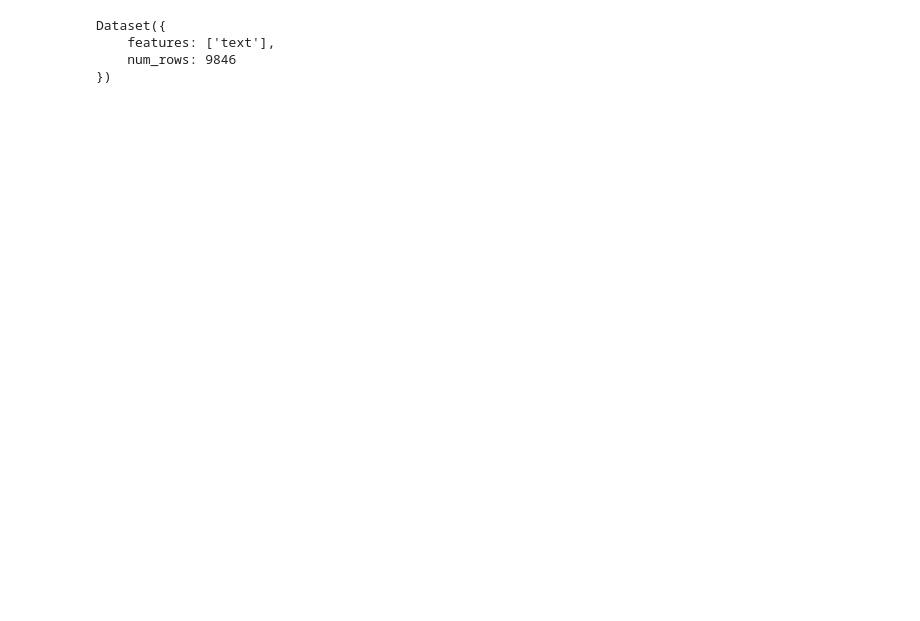
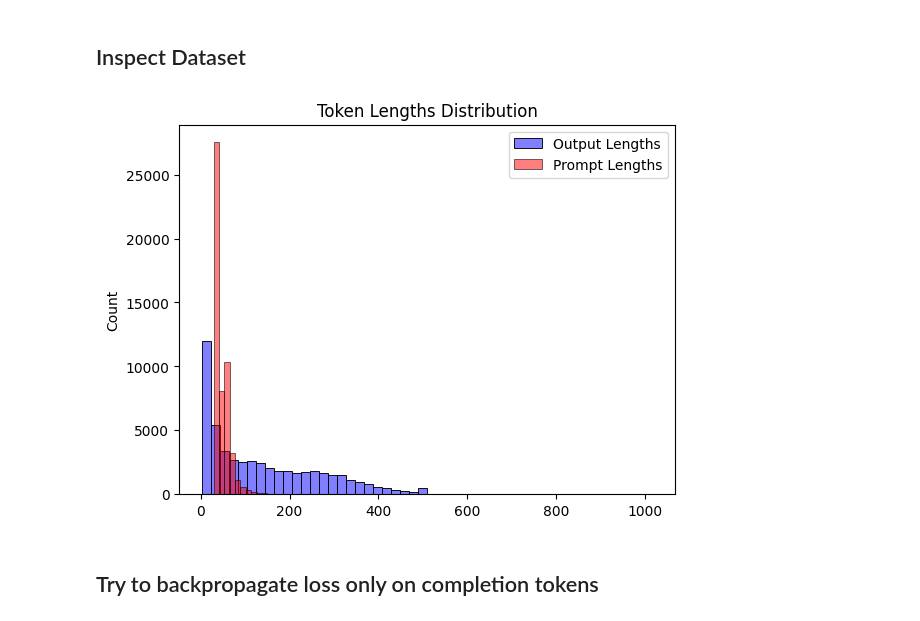
Before and after one commit to Jack-Yu-815/multilingual-alpaca-qlora, a Jupyter notebook: test.ipynb, the cells around one changed output. Cells and saved outputs as stored; diff of their text form; code cells hidden in the pictures; blank space fills up the shorter version.

```diff
--- a/test.ipynb
+++ b/test.ipynb
@@ -69,8 +1,34 @@ Is the "what" part the "What i want to do" or is it "What is to be done" or is i
-# %%
-dataset
-# %% [output]
-Dataset({
-    features: ['text'],
-    num_rows: 9846
-})
+# %% [markdown]
+## Inspect Dataset
+# %%
+from transformers import AutoModelForCausalLM, AutoTokenizer
+from datasets import load_dataset
+from utils.prompter import Prompter
+import seaborn as sns
+
+prompter = Prompter()
+dataset = load_dataset("yahma/alpaca-cleaned")
+tokenizer = AutoTokenizer.from_pretrained("meta-llama/Llama-3.1-8B")
+
+# make statistics for the dataset["output"] column's token lengths and plot them
+len_data = dataset["train"].map(
+    lambda x: {
+        'output_len': len(tokenizer(x["output"])["input_ids"]),
+        'prompt_len': len(tokenizer(prompter.generate_prompt(x["instruction"], x["input"]))["input_ids"])
+    }
+)
+
+# plot a list of lengths to see the histogram distribution
+import matplotlib.pyplot as plt
+
+sns.histplot(len_data["output_len"], bins=50, color='blue', alpha=0.5, label='Output Lengths')
+sns.histplot(len_data["prompt_len"], bins=50, color='red', alpha=0.5, label='Prompt Lengths')
+
+plt.title("Token Lengths Distribution")
+plt.legend()
+plt.show()
+# %% [output]
+[figure, added]
+# %% [markdown]
+## Try to backpropagate loss only on completion tokens
 # %%
```
Also changed, not shown: parts of 13 cells of this notebook, 2 other files.
